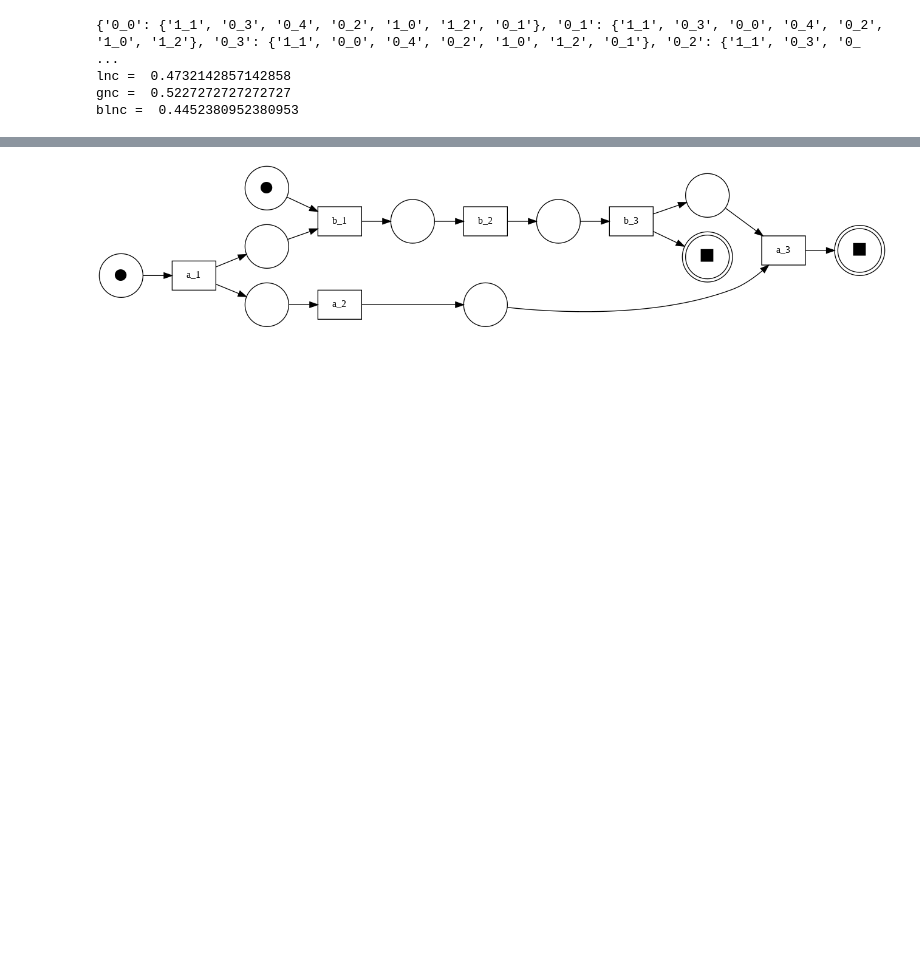
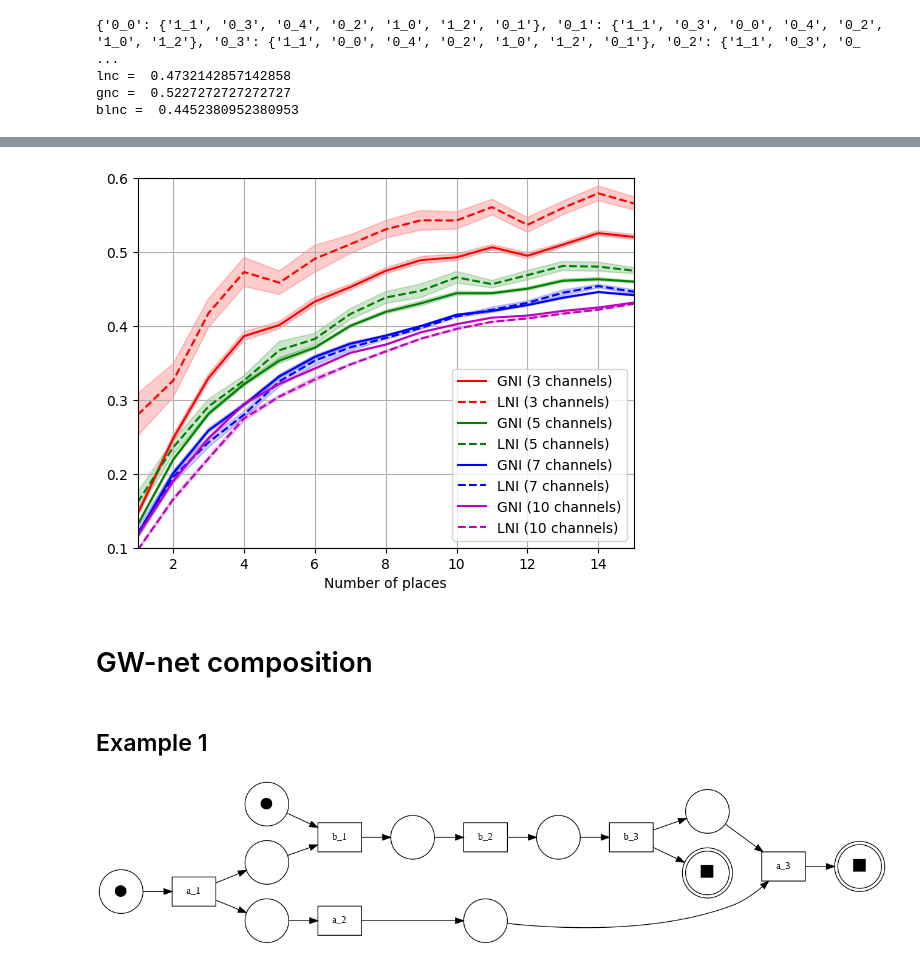
Before and after one commit to egorz734/structural-complexity-of-workflow-nets, a Jupyter notebook: diploma_notebook.ipynb, the cells around one changed output, grey strips where cells are left out. Drawn from its saved outputs; the diff is of its cells as text; code cells hidden in the pictures; blank space fills up the shorter version.

```diff
--- a/diploma_notebook.ipynb
+++ b/diploma_notebook.ipynb
@@ -30,8 +0,0 @@ df
-# %%
-df_tr_3 = df[(df['transitions'] == 3) & (df['places'] == 5)]
-df_tr_3_gr = df_tr_3.groupby(by=['places_communication']).agg(
-    lnc_avg=pd.NamedAgg(column="lnc", aggfunc=np.mean),
-    gnc_avg=pd.NamedAgg(column="gnc", aggfunc=np.mean),
-    lnc_var=pd.NamedAgg(column="lnc", aggfunc=np.var),
-    gnc_var=pd.NamedAgg(column="gnc", aggfunc=np.var),
-    ).reset_index()
@@ -626,3 +282,39 @@ out_agent_ratio
+# %%
+for p, c in zip([3, 5, 7, 10], ['r', 'g', 'b', 'm']):
+    df_tr_3 = df[(df['transitions'] == 5) & (df['places_communication'] == p)]
+    df_tr_3_gr = df_tr_3.groupby(by=['places']).agg(
+        lnc_avg=pd.NamedAgg(column="lnc", aggfunc=np.mean),
+        gnc_avg=pd.NamedAgg(column="gnc", aggfunc=np.mean),
+        lnc_var=pd.NamedAgg(column="lnc", aggfunc=np.var),
+        gnc_var=pd.NamedAgg(column="gnc", aggfunc=np.var),
+        ).reset_index()
+
+    x = df_tr_3_gr['places']
+    y = df_tr_3_gr['gnc_avg']
+    yerr = df_tr_3_gr['gnc_var']
+
+    plt.plot(x, y, label='GNI ({} channels)'.format(p), c=c)
+    plt.fill_between(x=x, y1=y-yerr, y2=y+yerr, alpha=0.2, color=c)
+
+    x = df_tr_3_gr['places']
+    y = df_tr_3_gr['lnc_avg']
+    yerr = df_tr_3_gr['lnc_var']
+
+    plt.plot(x, y, label='LNI ({} channels)'.format(p), ls='--', c=c)
+    plt.fill_between(x=x, y1=y-yerr, y2=y+yerr, alpha=0.2, color=c)
+
+plt.grid(True)
+plt.xlim((1, 15))
+plt.ylim((.1, .6))
+plt.legend(loc='best')
+plt.xlabel('Number of places')
+plt.savefig('places.png')
+# %% [output]
+[figure, added]
+# %% [markdown]
+# GW-net composition
+# %% [markdown]
+## Example 1
 # %%
 matr = [
     [1, 0, 0, 0, 0, 0],
```
Also changed, not shown: parts of 70 cells of this notebook.
